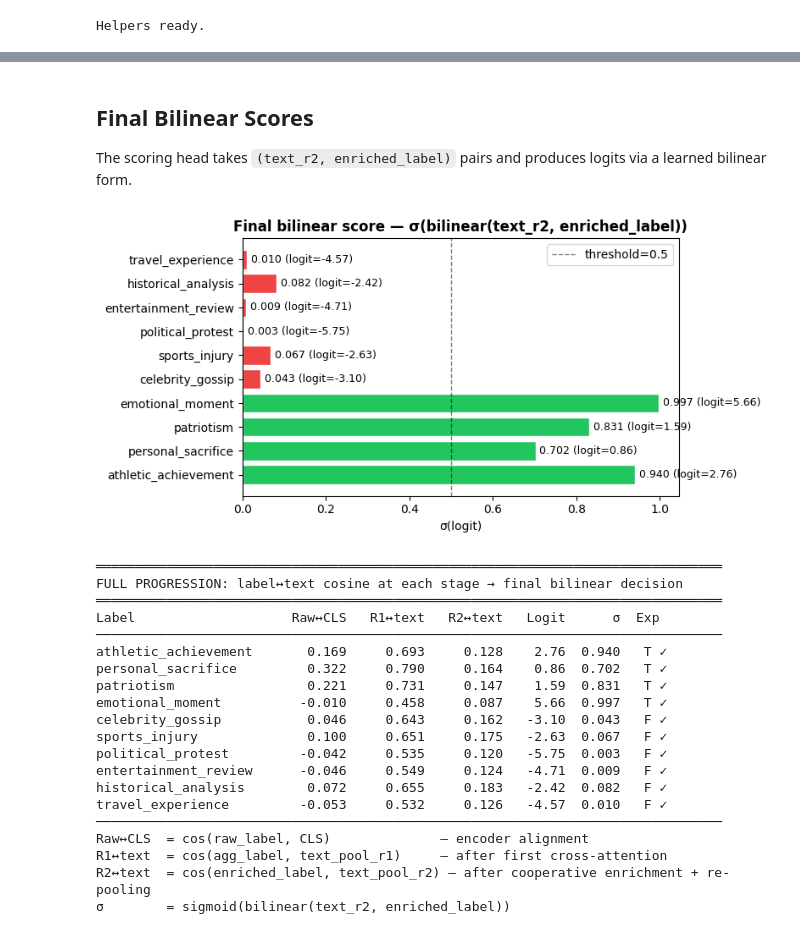
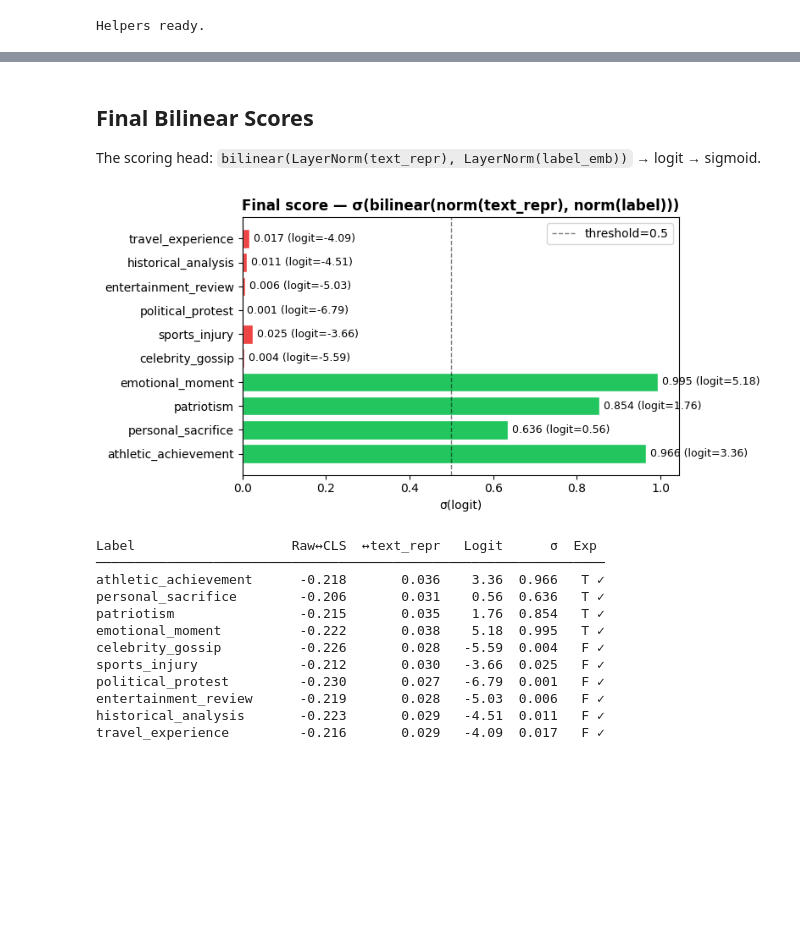
Before and after one commit to KameniAlexNea/zero-shot-classification, a Jupyter notebook: notebooks/ForwardPassVisualization.ipynb, the cells around one changed output, grey strips where cells are left out. Saved outputs shown, nothing was run; the diff lists cells and outputs as text; code cells hidden in the pictures; blank space fills up the shorter version.

```diff
--- a/notebooks/ForwardPassVisualization.ipynb
+++ b/notebooks/ForwardPassVisualization.ipynb
@@ -22,7 +21,6 @@ import torch.nn.functional as F
 import numpy as np
 import matplotlib.pyplot as plt
 import seaborn as sns
-from matplotlib.gridspec import GridSpec
 
 from gliznet import GliZNetForSequenceClassification, GliZNETTokenizer
 
@@ -33,7 +31,7 @@ if torch.cuda.is_available():
 else:
     DEVICE = "cpu"
 
-MODEL_PATH = "../results/deberta-v3-base_20260519_152126/checkpoint-4000"
+MODEL_PATH = "../results/deberta-v3-base_20260520_061319/checkpoint-32000"
 
 model = GliZNetForSequenceClassification.from_pretrained(
     MODEL_PATH,
@@ -44,6 +42,6 @@ print(f"Device: {DEVICE}")
 print(f"Model loaded from: {MODEL_PATH}")
 print(f"Hidden size: {model.aggregator.hidden_size}")
 print(f"Scoring: {model.aggregator.scoring.__class__.__name__}")
-print(f"Label enrichment: {model.aggregator.label_context is not None}")
+print(f"Label context fusion: {model.aggregator.context is not None}")
 # %% [output]
 Device: cuda:0
@@ -403,59 +384,43 @@ travel_experience                           0.1263      FALSE
 # %% [markdown]
 ## Final Bilinear Scores
 
-The scoring head takes `(text_r2, enriched_label)` pairs and produces logits via a learned bilinear form.
+The scoring head: `bilinear(LayerNorm(text_repr), LayerNorm(label_emb))` → logit → sigmoid.
 # %%
 # Final bilinear scores
 final_scores = stages["scores"].cpu().numpy()
 final_logits = stages["logits"].cpu().numpy()
 
 fig, ax = plt.subplots(figsize=(8, 4))
 colors = ["#22c55e" if e else "#ef4444" for e in expected]
 ax.barh(labels, final_scores, color=colors, edgecolor="white")
 ax.set_xlabel("σ(logit)")
-ax.set_title("Final bilinear score — σ(bilinear(text_r2, enriched_label))", fontweight="bold")
+ax.set_title("Final score — σ(bilinear(norm(text_repr), norm(label)))", fontweight="bold")
 ax.axvline(0.5, color="black", ls="--", lw=1, alpha=0.5, label="threshold=0.5")
 ax.legend()
 for i, (v, l) in enumerate(zip(final_scores, final_logits)):
     ax.text(v + 0.01, i, f"{v:.3f} (logit={l:.2f})", va="center", fontsize=9)
 plt.tight_layout()
 plt.show()
 
-# Full progression table
-print("\n" + "═" * 80)
-print("FULL PROGRESSION: label↔text cosine at each stage → final bilinear decision")
-print("═" * 80)
-print(f"{'Label':<22} {'Raw↔CLS':>9} {'R1↔text':>9} {'R2↔text':>9} {'Logit':>7} {'σ':>6} {'Exp':>4}")
-print("─" * 80)
+# Full table
+print(f"\n{'Label':<22} {'Raw↔CLS':>9} {'↔text_repr':>11} {'Logit':>7} {'σ':>6} {'Exp':>4}")
+print("─" * 65)
 for i, (lbl, exp) in enumerate(zip(labels, expected)):
     mark = "✓" if (final_scores[i] > 0.5) == exp else "✗"
-    print(f"{lbl:<22} {sim_raw[i]:>9.3f} {sim_r1[i]:>9.3f} {sim_r2[i]:>9.3f} "
+    print(f"{lbl:<22} {sim_raw[i]:>9.3f} {sim_context[i]:>11.3f} "
           f"{final_logits[i]:>7.2f} {final_scores[i]:>6.3f} {'T' if exp else 'F':>3} {mark}")
-print("─" * 80)
-print("Raw↔CLS  = cos(raw_label, CLS)              — encoder alignment")
-print("R1↔text  = cos(agg_label, text_pool_r1)     — after first cross-attention")
-print("R2↔text  = cos(enriched_label, text_pool_r2) — after cooperative enrichment + re-pooling")
-print("σ        = sigmoid(bilinear(text_r2, enriched_label))")
 # %% [output]
-[figure, old version]
+[figure, new version]
-════════════════════════════════════════════════════════════════════════════════
-FULL PROGRESSION: label↔text cosine at each stage → final bilinear decision
-════════════════════════════════════════════════════════════════════════════════
-Label                    Raw↔CLS   R1↔text   R2↔text   Logit      σ  Exp
-────────────────────────────────────────────────────────────────────────────────
-athletic_achievement       0.169     0.693     0.128    2.76  0.940   T ✓
-personal_sacrifice         0.322     0.790     0.164    0.86  0.702   T ✓
-patriotism                 0.221     0.731     0.147    1.59  0.831   T ✓
-emotional_moment          -0.010     0.458     0.087    5.66  0.997   T ✓
-celebrity_gossip           0.046     0.643     0.162   -3.10  0.043   F ✓
-sports_injury              0.100     0.651     0.175   -2.63  0.067   F ✓
-political_protest         -0.042     0.535     0.120   -5.75  0.003   F ✓
-entertainment_review      -0.046     0.549     0.124   -4.71  0.009   F ✓
-historical_analysis        0.072     0.655     0.183   -2.42  0.082   F ✓
-travel_experience         -0.053     0.532     0.126   -4.57  0.010   F ✓
-────────────────────────────────────────────────────────────────────────────────
-Raw↔CLS  = cos(raw_label, CLS)              — encoder alignment
-R1↔text  = cos(agg_label, text_pool_r1)     — after first cross-attention
-R2↔text  = cos(enriched_label, text_pool_r2) — after cooperative enrichment + re-pooling
-σ        = sigmoid(bilinear(text_r2, enriched_label))
+Label                    Raw↔CLS  ↔text_repr   Logit      σ  Exp
+─────────────────────────────────────────────────────────────────
+athletic_achievement      -0.218       0.036    3.36  0.966   T ✓
+personal_sacrifice        -0.206       0.031    0.56  0.636   T ✓
+patriotism                -0.215       0.035    1.76  0.854   T ✓
+emotional_moment          -0.222       0.038    5.18  0.995   T ✓
+celebrity_gossip          -0.226       0.028   -5.59  0.004   F ✓
+sports_injury             -0.212       0.030   -3.66  0.025   F ✓
+political_protest         -0.230       0.027   -6.79  0.001   F ✓
+entertainment_review      -0.219       0.028   -5.03  0.006   F ✓
+historical_analysis       -0.223       0.029   -4.51  0.011   F ✓
+travel_experience         -0.216       0.029   -4.09  0.017   F ✓
 # %% [markdown]
```
Also changed, not shown: parts of 13 cells of this notebook, 1 other file.
